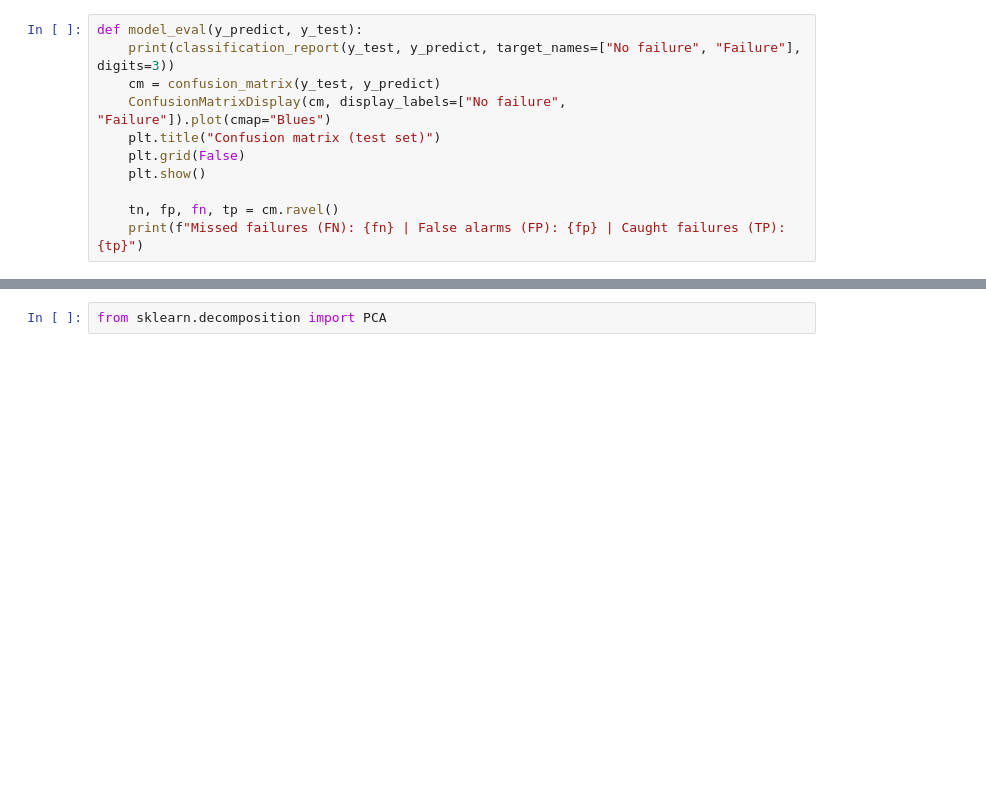
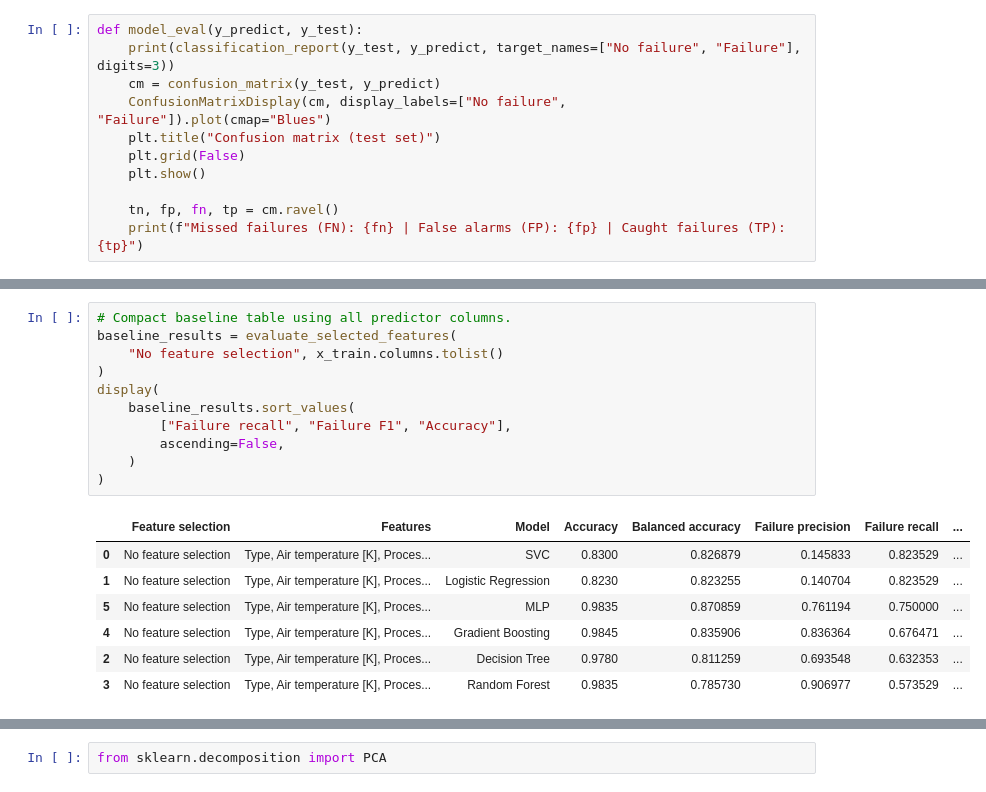
Before and after one commit to sotheasokea/ML_Term_Project, a Jupyter notebook: Predictive_Maintenance.ipynb, the cells around one changed output, grey strips where cells are left out. Cells and saved outputs as stored; diff of their text form; blank space fills up the shorter version.

```diff
--- a/Predictive_Maintenance.ipynb
+++ b/Predictive_Maintenance.ipynb
@@ -312,0 +490,19 @@ def model_eval(y_predict, y_test):
+# %%
+# Compact baseline table using all predictor columns.
+baseline_results = evaluate_selected_features(
+    "No feature selection", x_train.columns.tolist()
+)
+display(
+    baseline_results.sort_values(
+        ["Failure recall", "Failure F1", "Accuracy"],
+        ascending=False,
+    )
+)
+# %% [output]
+|  | Feature selection | Features | Model | Accuracy | Balanced accuracy | Failure precision | Failure recall | ... |
+| 0 | No feature selection | Type, Air temperature [K], Proces... | SVC | 0.8300 | 0.826879 | 0.145833 | 0.823529 | ... |
+| 1 | No feature selection | Type, Air temperature [K], Proces... | Logistic Regression | 0.8230 | 0.823255 | 0.140704 | 0.823529 | ... |
+| 5 | No feature selection | Type, Air temperature [K], Proces... | MLP | 0.9835 | 0.870859 | 0.761194 | 0.750000 | ... |
+| 4 | No feature selection | Type, Air temperature [K], Proces... | Gradient Boosting | 0.9845 | 0.835906 | 0.836364 | 0.676471 | ... |
+| 2 | No feature selection | Type, Air temperature [K], Proces... | Decision Tree | 0.9780 | 0.811259 | 0.693548 | 0.632353 | ... |
+| 3 | No feature selection | Type, Air temperature [K], Proces... | Random Forest | 0.9835 | 0.785730 | 0.906977 | 0.573529 | ... |
```
Also changed, not shown: parts of 88 cells of this notebook.
